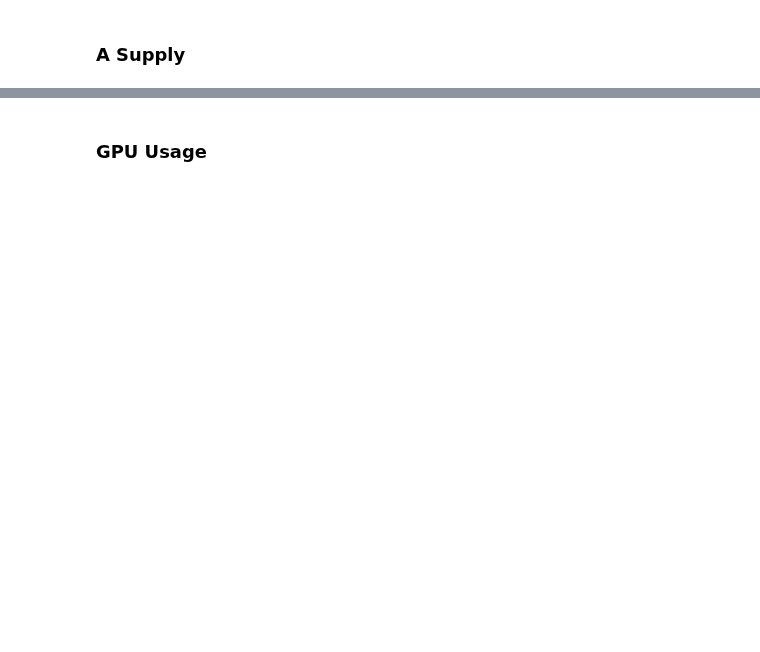
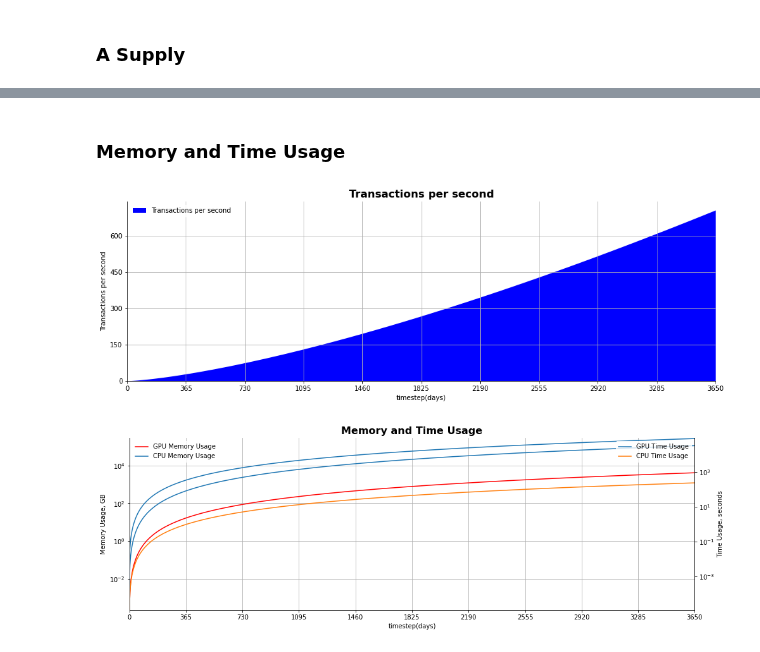
Before and after one commit to cybercongress/cybernomics, a Jupyter notebook: bostrom/simulation.ipynb, the cells around one changed output, grey strips where cells are left out. Cells and saved outputs as stored; diff of their text form; code cells hidden in the pictures; blank space fills up the shorter version.

Commit message:
- Add `Transactions per second` chart - Add Time Usage to the Memory Usage chart - Update plot drawing function

```diff
--- a/bostrom/simulation.ipynb
+++ b/bostrom/simulation.ipynb
@@ -188,2 +194,2 @@ ampere_mint_rate_plot(simulation_result_df)
 # %% [markdown]
-### GPU Usage
+### Memory and Time Usage
@@ -191,0 +196,6 @@ gpu_memory_usage_plot(simulation_result_df)
+# %%
+tps_plot(simulation_result_df)
+gpu_memory_usage_plot(simulation_result_df)
+# %% [output]
+[figure, added]
+[figure, added]
```
Also changed, not shown: parts of 8 cells of this notebook, 15 other files.
